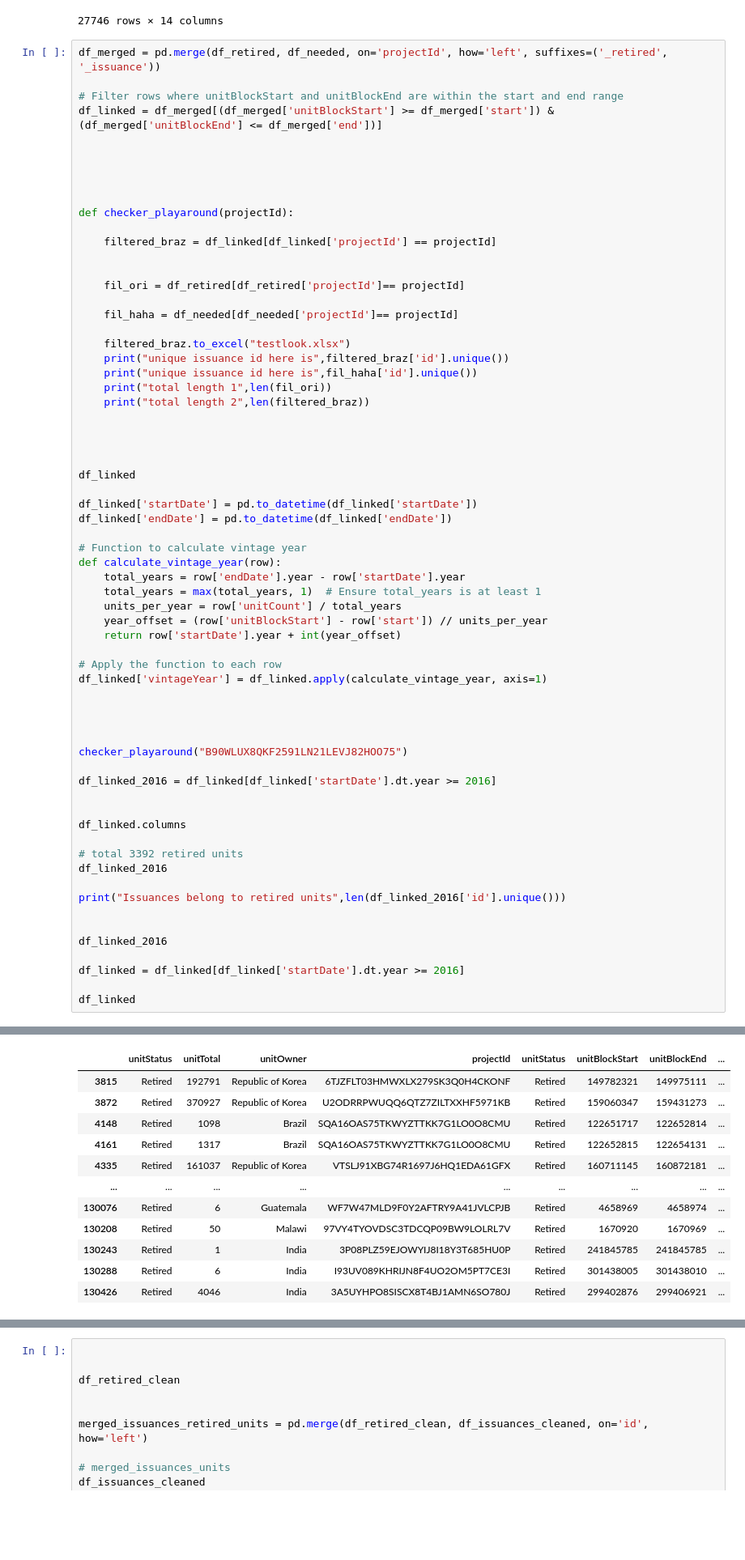
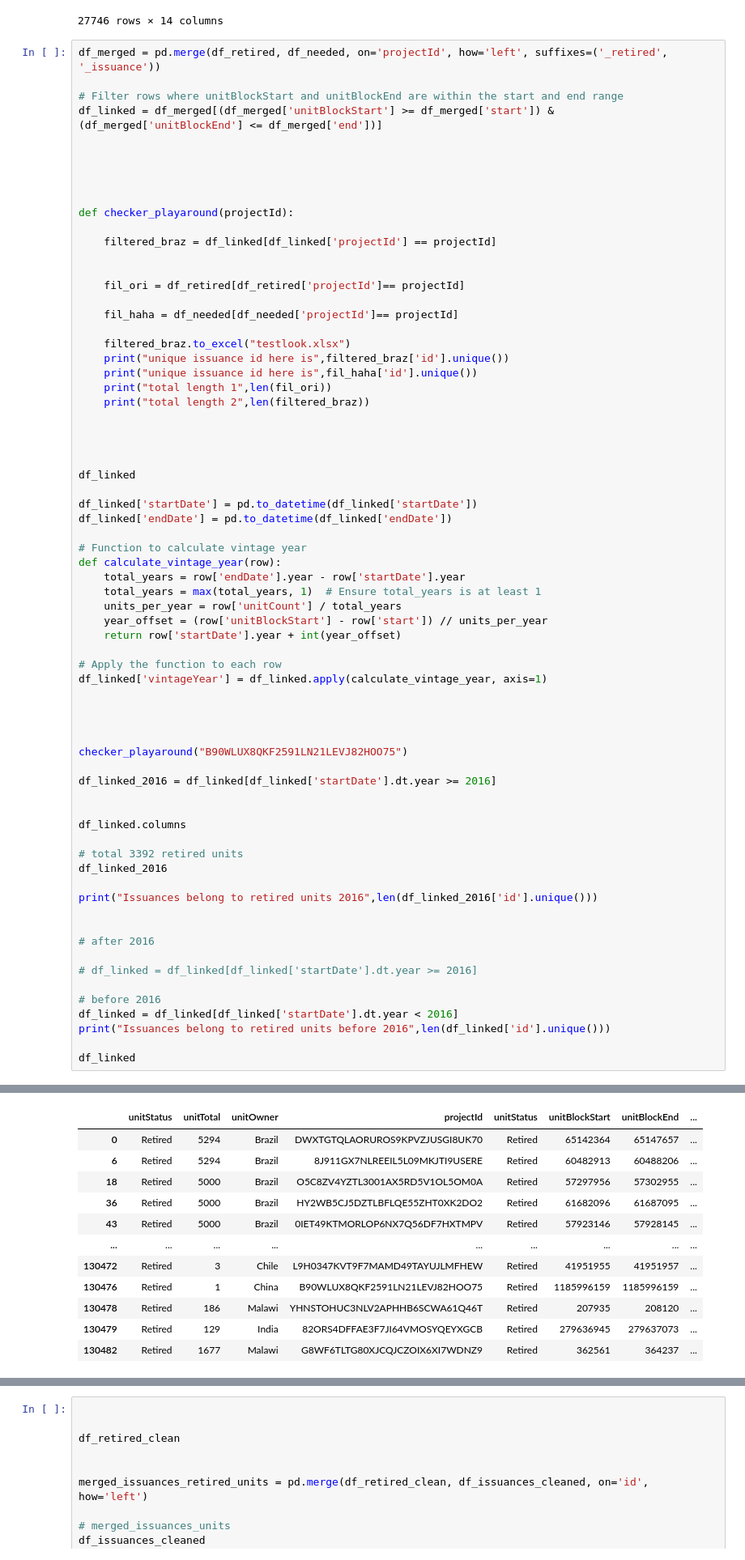
Before and after one commit to erickch123/cdm-unfccc-cadtrust, a Jupyter notebook: clean_cdm_projects.ipynb, the cells around one changed output, grey strips where cells are left out. Shown: that part at 81% size. Cells and saved outputs as stored; diff of their text form; blank space fills up the shorter version.

```diff
--- a/clean_cdm_projects.ipynb
+++ b/clean_cdm_projects.ipynb
@@ -564,12 +619,16 @@ df_linked.columns
 # total 3392 retired units
 df_linked_2016
 
-print("Issuances belong to retired units",len(df_linked_2016['id'].unique()))
+print("Issuances belong to retired units 2016",len(df_linked_2016['id'].unique()))
 
 
-df_linked_2016
+# after 2016
 
-df_linked = df_linked[df_linked['startDate'].dt.year >= 2016]
+# df_linked = df_linked[df_linked['startDate'].dt.year >= 2016]
+
+# before 2016
+df_linked = df_linked[df_linked['startDate'].dt.year < 2016]
+print("Issuances belong to retired units before 2016",len(df_linked['id'].unique()))
 
 df_linked
 # %% [output]
@@ -591,17 +651,17 @@ Issuances belong to retired units 450
 A value is trying to be set on a copy of a slice from a DataFrame.
 Try using .loc[row_indexer,col_indexer] = value instead
 
 See the caveats in the documentation: https://pandas.pydata.org/pandas-docs/stable/user_guide/indexing.html#returning-a-view-versus-a-copy
   df_linked['vintageYear'] = df_linked.apply(calculate_vintage_year, axis=1)
 |  | unitStatus | unitTotal | unitOwner | projectId | unitStatus | unitBlockStart | unitBlockEnd | ... |
-| 3815 | Retired | 192791 | Republic of Korea | 6TJZFLT03HMWXLX279SK3Q0H4CKONF | Retired | 149782321 | 149975111 | ... |
-| 3872 | Retired | 370927 | Republic of Korea | U2ODRRPWUQQ6QTZ7ZILTXXHF5971KB | Retired | 159060347 | 159431273 | ... |
-| 4148 | Retired | 1098 | Brazil | SQA16OAS75TKWYZTTKK7G1LO0O8CMU | Retired | 122651717 | 122652814 | ... |
-| 4161 | Retired | 1317 | Brazil | SQA16OAS75TKWYZTTKK7G1LO0O8CMU | Retired | 122652815 | 122654131 | ... |
-| 4335 | Retired | 161037 | Republic of Korea | VTSLJ91XBG74R1697J6HQ1EDA61GFX | Retired | 160711145 | 160872181 | ... |
+| 0 | Retired | 5294 | Brazil | DWXTGTQLAORUROS9KPVZJUSGI8UK70 | Retired | 65142364 | 65147657 | ... |
+| 6 | Retired | 5294 | Brazil | 8J911GX7NLREEIL5L09MKJTI9USERE | Retired | 60482913 | 60488206 | ... |
+| 18 | Retired | 5000 | Brazil | O5C8ZV4YZTL3001AX5RD5V1OL5OM0A | Retired | 57297956 | 57302955 | ... |
+| 36 | Retired | 5000 | Brazil | HY2WB5CJ5DZTLBFLQE55ZHT0XK2DO2 | Retired | 61682096 | 61687095 | ... |
+| 43 | Retired | 5000 | Brazil | 0IET49KTMORLOP6NX7Q56DF7HXTMPV | Retired | 57923146 | 57928145 | ... |
 | ... | ... | ... | ... | ... | ... | ... | ... | ... |
-| 130076 | Retired | 6 | Guatemala | WF7W47MLD9F0Y2AFTRY9A41JVLCPJB | Retired | 4658969 | 4658974 | ... |
-| 130208 | Retired | 50 | Malawi | 97VY4TYOVDSC3TDCQP09BW9LOLRL7V | Retired | 1670920 | 1670969 | ... |
-| 130243 | Retired | 1 | India | 3P08PLZ59EJOWYIJ8I18Y3T685HU0P | Retired | 241845785 | 241845785 | ... |
-| 130288 | Retired | 6 | India | I93UV089KHRIJN8F4UO2OM5PT7CE3I | Retired | 301438005 | 301438010 | ... |
-| 130426 | Retired | 4046 | India | 3A5UYHPO8SISCX8T4BJ1AMN6SO780J | Retired | 299402876 | 299406921 | ... |
+| 130472 | Retired | 3 | Chile | L9H0347KVT9F7MAMD49TAYUJLMFHEW | Retired | 41951955 | 41951957 | ... |
+| 130476 | Retired | 1 | China | B90WLUX8QKF2591LN21LEVJ82HOO75 | Retired | 1185996159 | 1185996159 | ... |
+| 130478 | Retired | 186 | Malawi | YHNSTOHUC3NLV2APHHB6SCWA61Q46T | Retired | 207935 | 208120 | ... |
+| 130479 | Retired | 129 | India | 82ORS4DFFAE3F7JI64VMOSYQEYXGCB | Retired | 279636945 | 279637073 | ... |
+| 130482 | Retired | 1677 | Malawi | G8WF6TLTG80XJCQJCZOIX6XI7WDNZ9 | Retired | 362561 | 364237 | ... |
```
Also changed, not shown: parts of 18 cells of this notebook, 21 other files.
